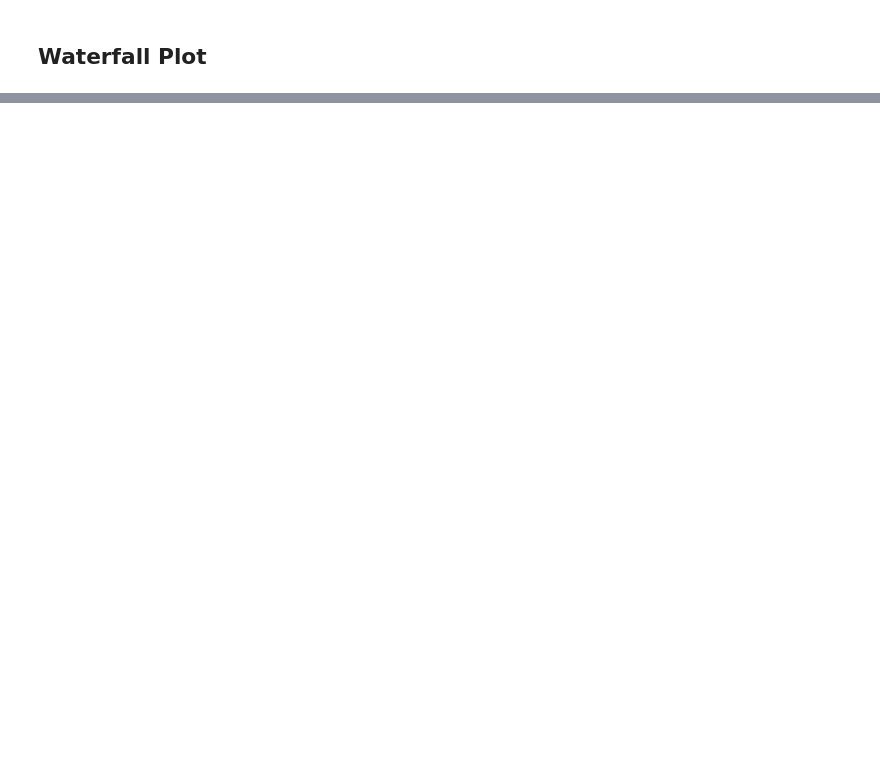
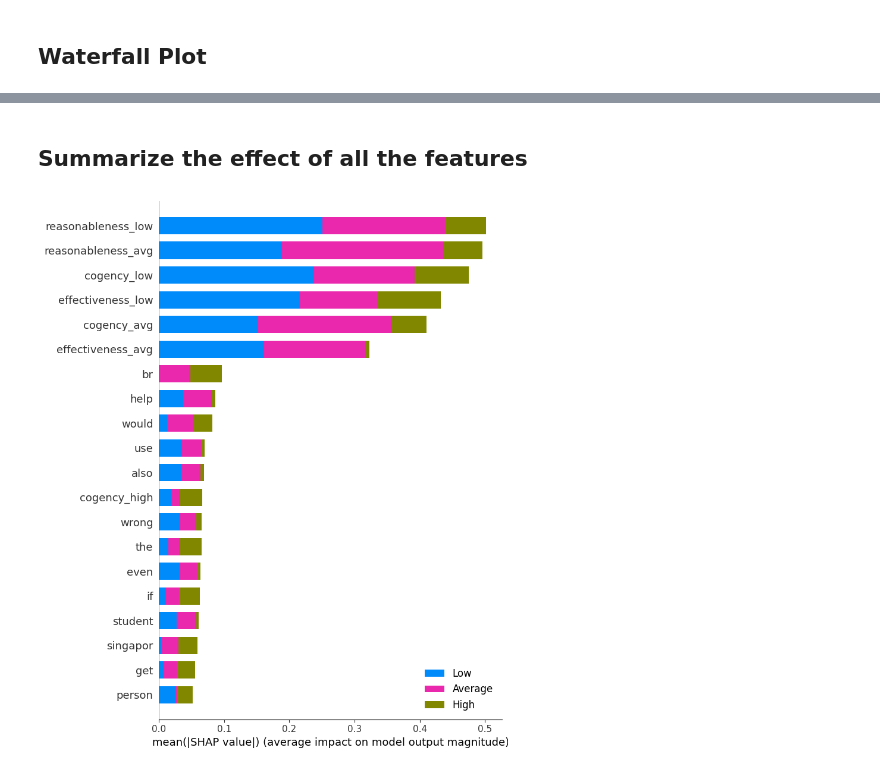
Before and after one commit to srivarshan-s/explainable-ai-in-learning-analytics, a Jupyter notebook: shap/shap.ipynb, the cells around one changed output, grey strips where cells are left out. Saved outputs shown, nothing was run; the diff lists cells and outputs as text; code cells hidden in the pictures; blank space fills up the shorter version.

```diff
--- a/shap/shap.ipynb
+++ b/shap/shap.ipynb
@@ -268,0 +273,10 @@ No data for colormapping provided via 'c'. Parameters 'vmin', 'vmax' will be ign
+# %% [markdown]
+## Summarize the effect of all the features
+# %%
+explainer = shap.Explainer(model, X_train, feature_names=X.columns)
+shap_values = explainer.shap_values(X_test)
+
+shap.summary_plot(shap_values, X, feature_names=X.columns,
+                  class_names=["Low", "Average", "High"])
+# %% [output]
+[figure, added]
```
Also changed, not shown: parts of 7 cells of this notebook.
